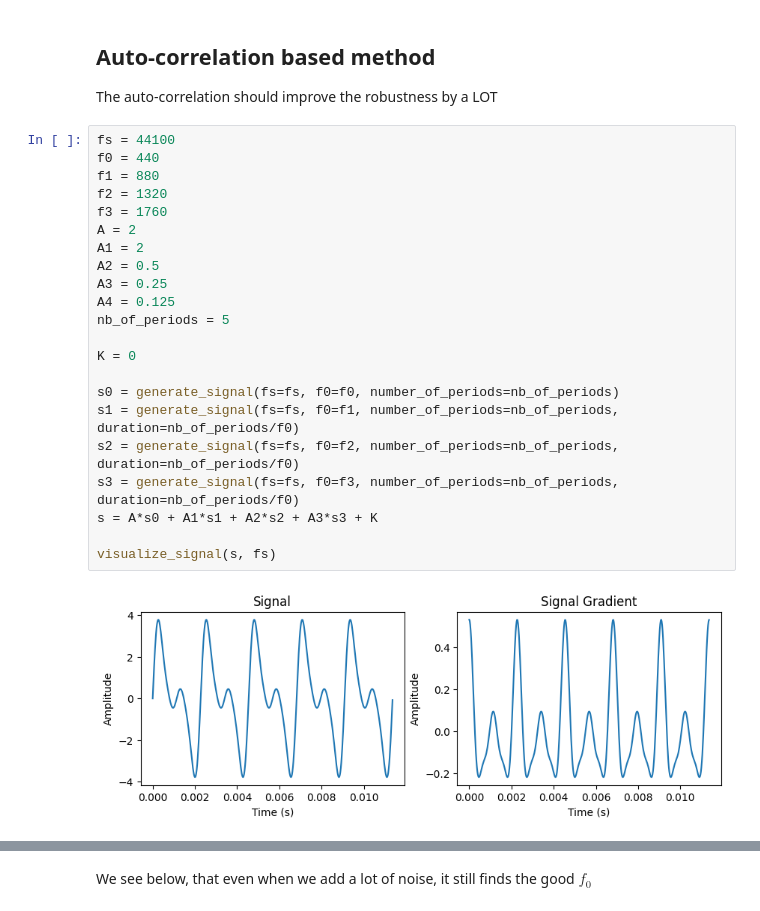
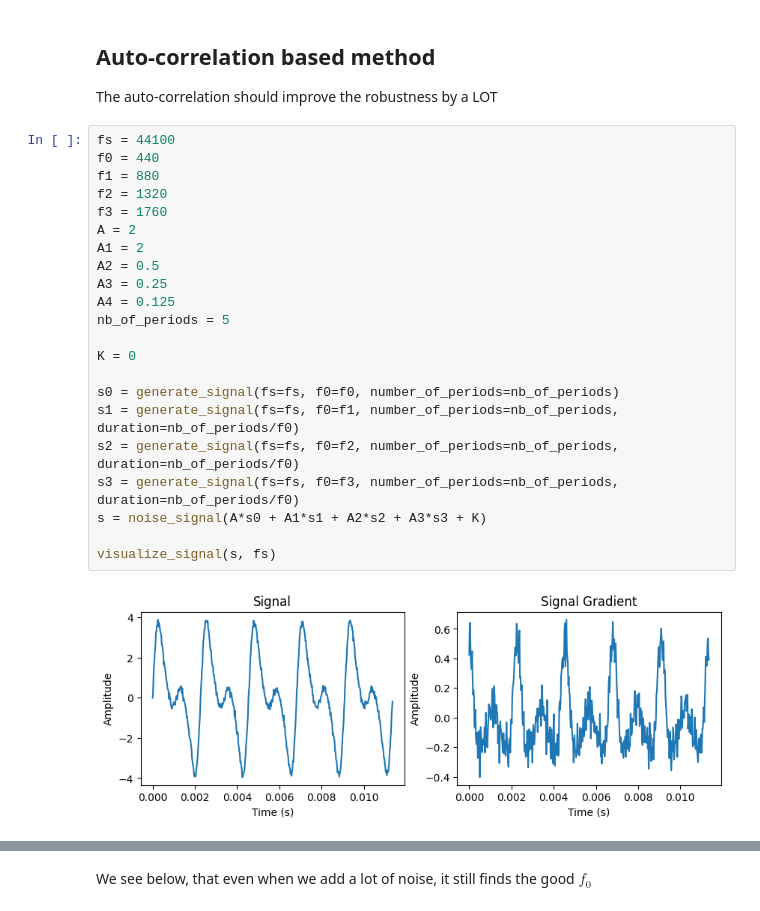
Before and after one commit to nathan-rousselot/pyautotune, a Jupyter notebook: notebooks/pitch_detection_lab.ipynb, the cells around one changed output, grey strips where cells are left out. Drawn from its saved outputs; the diff is of its cells as text.

```diff
--- a/notebooks/pitch_detection_lab.ipynb
+++ b/notebooks/pitch_detection_lab.ipynb
@@ -98,27 +98,27 @@ The auto-correlation should improve the robustness by a LOT
 # %%
 fs = 44100
 f0 = 440
 f1 = 880
 f2 = 1320
 f3 = 1760
 A = 2
 A1 = 2
 A2 = 0.5
 A3 = 0.25
 A4 = 0.125
 nb_of_periods = 5
 
 K = 0
 
 s0 = generate_signal(fs=fs, f0=f0, number_of_periods=nb_of_periods)
 s1 = generate_signal(fs=fs, f0=f1, number_of_periods=nb_of_periods, duration=nb_of_periods/f0)
 s2 = generate_signal(fs=fs, f0=f2, number_of_periods=nb_of_periods, duration=nb_of_periods/f0)
 s3 = generate_signal(fs=fs, f0=f3, number_of_periods=nb_of_periods, duration=nb_of_periods/f0)
-s = A*s0 + A1*s1 + A2*s2 + A3*s3 + K
+s = noise_signal(A*s0 + A1*s1 + A2*s2 + A3*s3 + K)
 
 visualize_signal(s, fs)
 # %% [output]
-[figure, old version]
+[figure, new version]
 # %%
 ac_s = auto_correlation(s)
 
```
Also changed, not shown: parts of 12 cells of this notebook, 11 other files.
